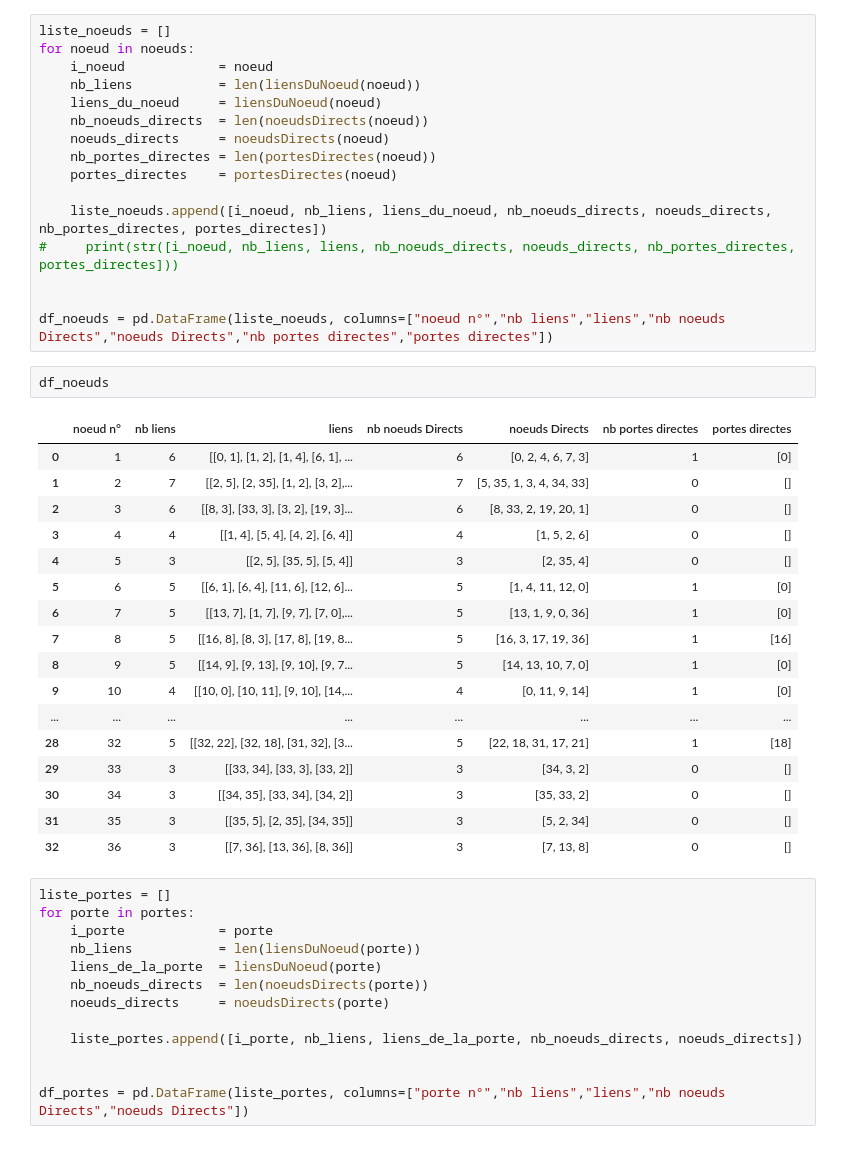
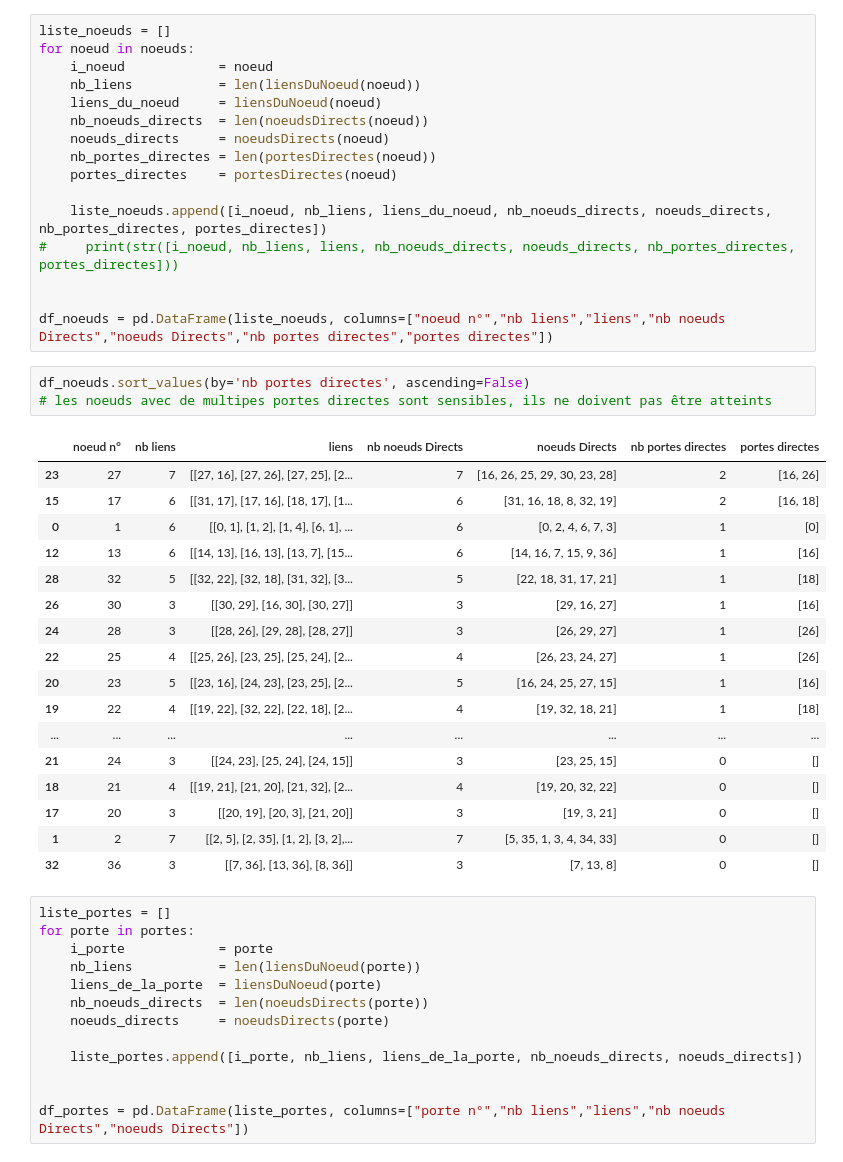
Before and after one commit to yzapart/codingame_DFS_DeathFirstSearch_ep2, a Jupyter notebook: DeathFirstSearchEp2_230121_0.ipynb, the cells around one changed output. Cells and saved outputs as stored; diff of their text form.

```diff
--- a/DeathFirstSearchEp2_230121_0.ipynb
+++ b/DeathFirstSearchEp2_230121_0.ipynb
@@ -174,26 +175,27 @@ for noeud in noeuds:
 
 
 df_noeuds = pd.DataFrame(liste_noeuds, columns=["noeud n°","nb liens","liens","nb noeuds Directs","noeuds Directs","nb portes directes","portes directes"])
-# %%
-df_noeuds
-# %% [output]
-|  | noeud n° | nb liens | liens | nb noeuds Directs | noeuds Directs | nb portes directes | portes directes |
-| 0 | 1 | 6 | [[0, 1], [1, 2], [1, 4], [6, 1], ... | 6 | [0, 2, 4, 6, 7, 3] | 1 | [0] |
-| 1 | 2 | 7 | [[2, 5], [2, 35], [1, 2], [3, 2],... | 7 | [5, 35, 1, 3, 4, 34, 33] | 0 | [] |
-| 2 | 3 | 6 | [[8, 3], [33, 3], [3, 2], [19, 3]... | 6 | [8, 33, 2, 19, 20, 1] | 0 | [] |
-| 3 | 4 | 4 | [[1, 4], [5, 4], [4, 2], [6, 4]] | 4 | [1, 5, 2, 6] | 0 | [] |
-| 4 | 5 | 3 | [[2, 5], [35, 5], [5, 4]] | 3 | [2, 35, 4] | 0 | [] |
-| 5 | 6 | 5 | [[6, 1], [6, 4], [11, 6], [12, 6]... | 5 | [1, 4, 11, 12, 0] | 1 | [0] |
-| 6 | 7 | 5 | [[13, 7], [1, 7], [9, 7], [7, 0],... | 5 | [13, 1, 9, 0, 36] | 1 | [0] |
-| 7 | 8 | 5 | [[16, 8], [8, 3], [17, 8], [19, 8... | 5 | [16, 3, 17, 19, 36] | 1 | [16] |
-| 8 | 9 | 5 | [[14, 9], [9, 13], [9, 10], [9, 7... | 5 | [14, 13, 10, 7, 0] | 1 | [0] |
-| 9 | 10 | 4 | [[10, 0], [10, 11], [9, 10], [14,... | 4 | [0, 11, 9, 14] | 1 | [0] |
-| ... | ... | ... | ... | ... | ... | ... | ... |
-| 28 | 32 | 5 | [[32, 22], [32, 18], [31, 32], [3... | 5 | [22, 18, 31, 17, 21] | 1 | [18] |
-| 29 | 33 | 3 | [[33, 34], [33, 3], [33, 2]] | 3 | [34, 3, 2] | 0 | [] |
-| 30 | 34 | 3 | [[34, 35], [33, 34], [34, 2]] | 3 | [35, 33, 2] | 0 | [] |
-| 31 | 35 | 3 | [[35, 5], [2, 35], [34, 35]] | 3 | [5, 2, 34] | 0 | [] |
-| 32 | 36 | 3 | [[7, 36], [13, 36], [8, 36]] | 3 | [7, 13, 8] | 0 | [] |
+# %%
+df_noeuds.sort_values(by='nb portes directes', ascending=False)
+# les noeuds avec de multipes portes directes sont sensibles, ils ne doivent pas être atteints
+# %% [output]
+|  | noeud n° | nb liens | liens | nb noeuds Directs | noeuds Directs | nb portes directes | portes directes |
+| 23 | 27 | 7 | [[27, 16], [27, 26], [27, 25], [2... | 7 | [16, 26, 25, 29, 30, 23, 28] | 2 | [16, 26] |
+| 15 | 17 | 6 | [[31, 17], [17, 16], [18, 17], [1... | 6 | [31, 16, 18, 8, 32, 19] | 2 | [16, 18] |
+| 0 | 1 | 6 | [[0, 1], [1, 2], [1, 4], [6, 1], ... | 6 | [0, 2, 4, 6, 7, 3] | 1 | [0] |
+| 12 | 13 | 6 | [[14, 13], [16, 13], [13, 7], [15... | 6 | [14, 16, 7, 15, 9, 36] | 1 | [16] |
+| 28 | 32 | 5 | [[32, 22], [32, 18], [31, 32], [3... | 5 | [22, 18, 31, 17, 21] | 1 | [18] |
+| 26 | 30 | 3 | [[30, 29], [16, 30], [30, 27]] | 3 | [29, 16, 27] | 1 | [16] |
+| 24 | 28 | 3 | [[28, 26], [29, 28], [28, 27]] | 3 | [26, 29, 27] | 1 | [26] |
+| 22 | 25 | 4 | [[25, 26], [23, 25], [25, 24], [2... | 4 | [26, 23, 24, 27] | 1 | [26] |
+| 20 | 23 | 5 | [[23, 16], [24, 23], [23, 25], [2... | 5 | [16, 24, 25, 27, 15] | 1 | [16] |
+| 19 | 22 | 4 | [[19, 22], [32, 22], [22, 18], [2... | 4 | [19, 32, 18, 21] | 1 | [18] |
+| ... | ... | ... | ... | ... | ... | ... | ... |
+| 21 | 24 | 3 | [[24, 23], [25, 24], [24, 15]] | 3 | [23, 25, 15] | 0 | [] |
+| 18 | 21 | 4 | [[19, 21], [21, 20], [21, 32], [2... | 4 | [19, 20, 32, 22] | 0 | [] |
+| 17 | 20 | 3 | [[20, 19], [20, 3], [21, 20]] | 3 | [19, 3, 21] | 0 | [] |
+| 1 | 2 | 7 | [[2, 5], [2, 35], [1, 2], [3, 2],... | 7 | [5, 35, 1, 3, 4, 34, 33] | 0 | [] |
+| 32 | 36 | 3 | [[7, 36], [13, 36], [8, 36]] | 3 | [7, 13, 8] | 0 | [] |
 # %%
 liste_portes = []
 for porte in portes:
```
Also changed, not shown: parts of 10 cells of this notebook.
